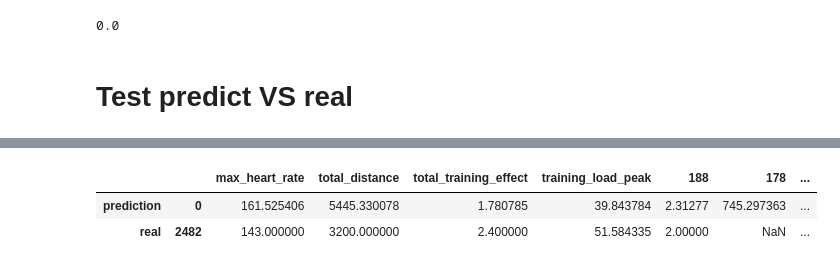
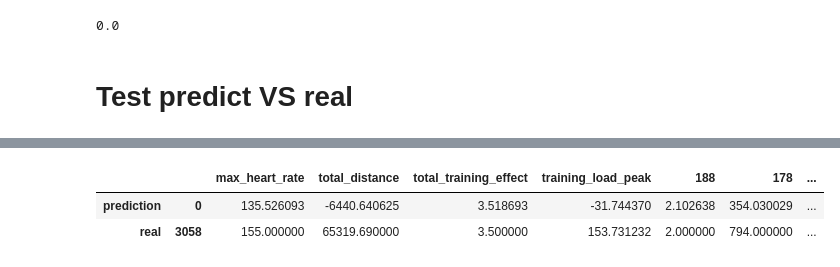
Before and after one commit to nicblanc/overcome-tomorrow, a Jupyter notebook: notebooks/create_test_model.ipynb, the cells around one changed output, grey strips where cells are left out. Cells and saved outputs as stored; diff of their text form; code cells hidden in the pictures.

```diff
--- a/notebooks/create_test_model.ipynb
+++ b/notebooks/create_test_model.ipynb
@@ -734,5 +716,5 @@ hours
 
 # Test predict VS real
 # %%
-predict_vs_real_for_date(garmin_data, activities, preproc_garmin_data, preproc_activity, model, datetime(2023, 3, 15, 0, 0, 0))
+predict_vs_real_for_date(garmin_data, activities, preproc_garmin_data, preproc_activity, model, datetime(2023, 12, 18, 4, 0, 0))
 # %% [output]
@@ -740,4 +722,4 @@ predict_vs_real_for_date(garmin_data, activities, preproc_garmin_data, preproc_a
 |  |  | max_heart_rate | total_distance | total_training_effect | training_load_peak | 188 | 178 | ... |
-| prediction | 0 | 161.525406 | 5445.330078 | 1.780785 | 39.843784 | 2.31277 | 745.297363 | ... |
-| real | 2482 | 143.000000 | 3200.000000 | 2.400000 | 51.584335 | 2.00000 | NaN | ... |
+| prediction | 0 | 135.526093 | -6440.640625 | 3.518693 | -31.744370 | 2.102638 | 354.030029 | ... |
+| real | 3058 | 155.000000 | 65319.690000 | 3.500000 | 153.731232 | 2.000000 | 794.000000 | ... |
 # %%
```
Also changed, not shown: parts of 4 cells of this notebook, 3 other files.
